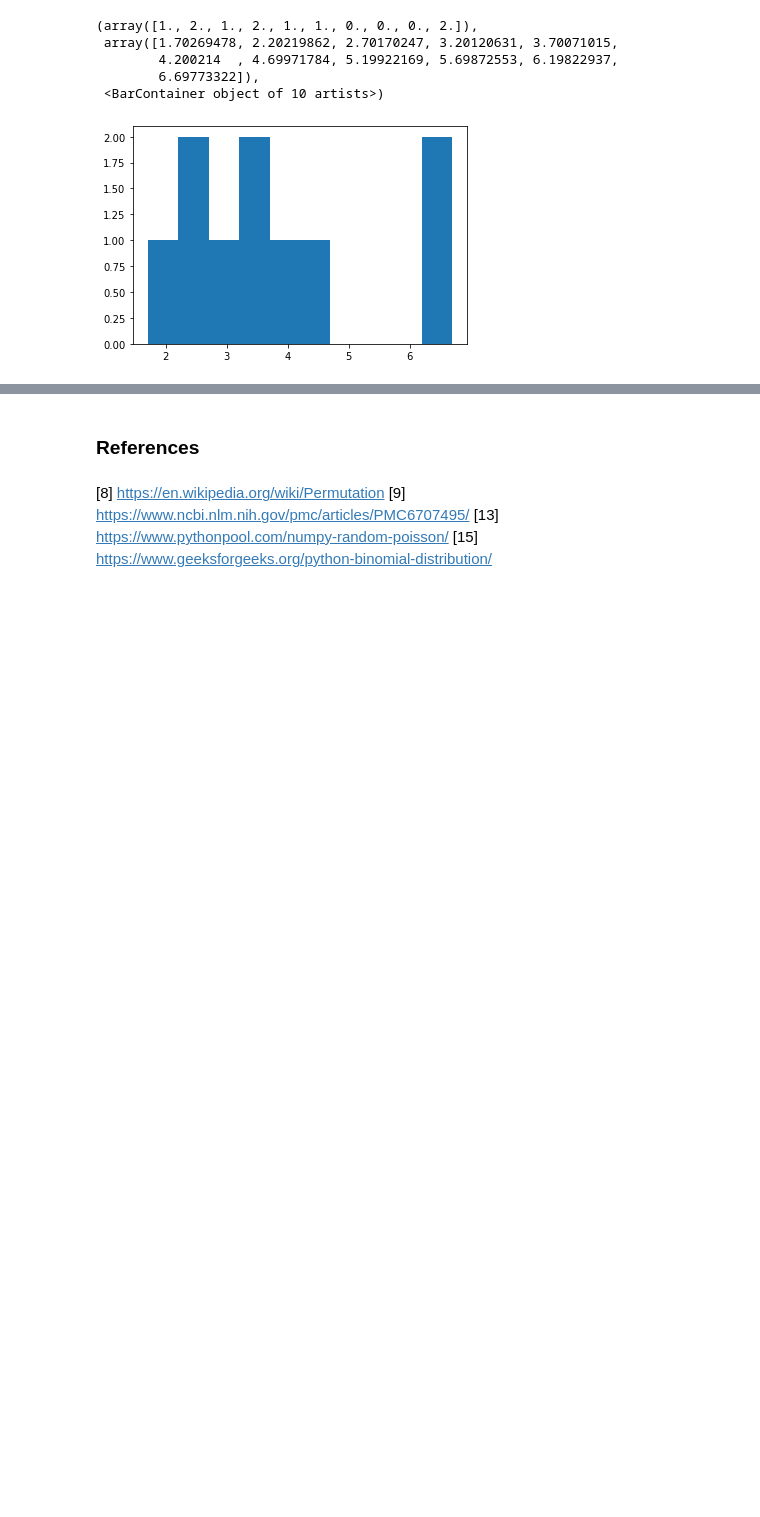
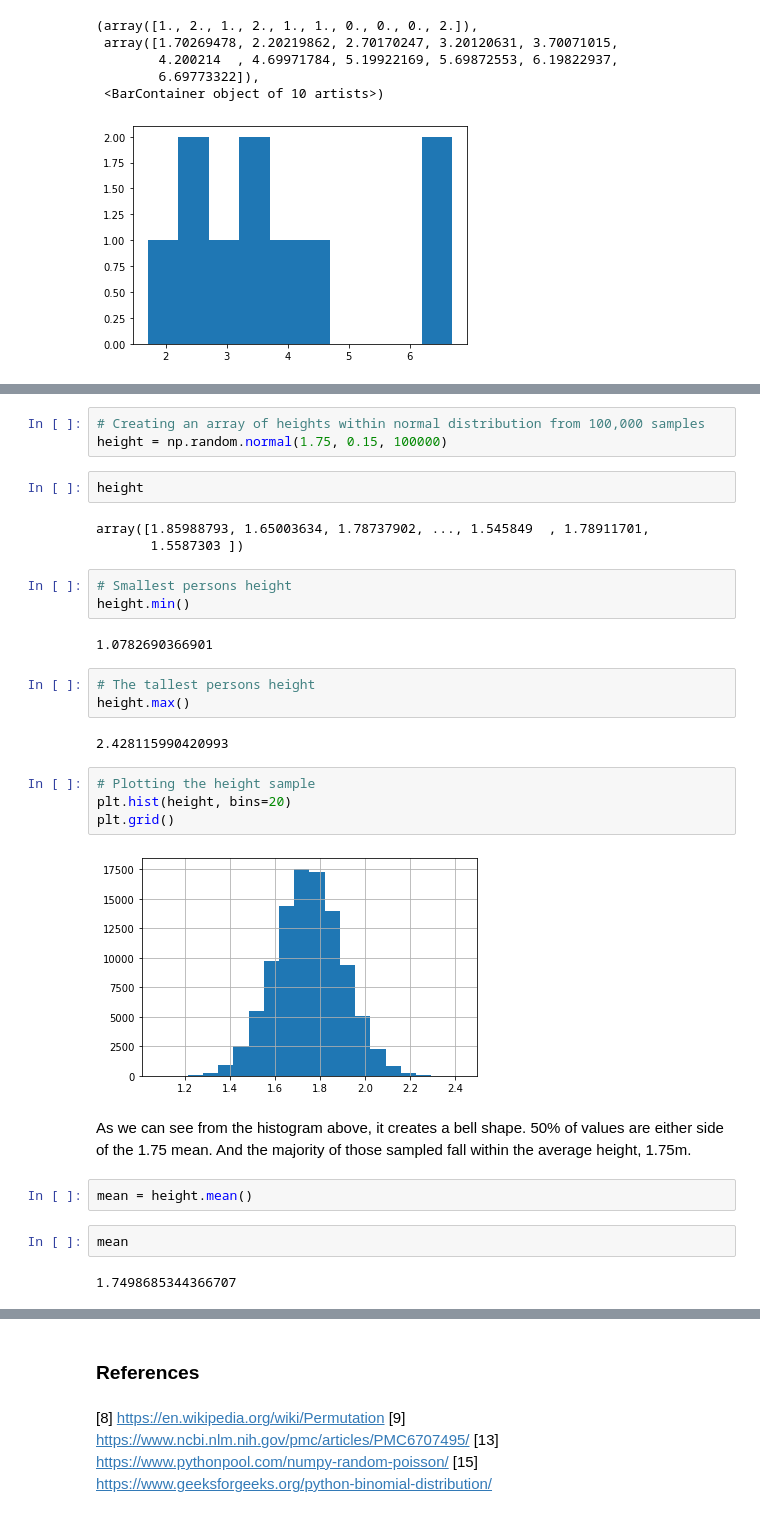
Before and after one commit to kmcd14/ProgrammingDA-assessment, a Jupyter notebook: numpy-random.ipynb, the cells around one changed output, grey strips where cells are left out. Cells and saved outputs as stored; diff of their text form; blank space fills up the shorter version.

Commit message:
normal Distribution - code and visualisation

```diff
--- a/numpy-random.ipynb
+++ b/numpy-random.ipynb
@@ -716,3 +716,35 @@ The standard normal distribution has three parameters (none a):
 - loc: the mean
 - scale: the standard deviation
 - size: Output shape. If the given shape, if size is None (default), a single value is returned if loc and scale are both scalars
+# %%
+# Creating an array of heights within normal distribution from 100,000 samples
+height = np.random.normal(1.75, 0.15, 100000)
+# %%
+height
+# %% [output]
+array([1.85988793, 1.65003634, 1.78737902, ..., 1.545849  , 1.78911701,
+       1.5587303 ])
+# %%
+# Smallest persons height
+height.min()
+# %% [output]
+1.0782690366901
+# %%
+# The tallest persons height
+height.max()
+# %% [output]
+2.428115990420993
+# %%
+# Plotting the height sample
+plt.hist(height, bins=20)
+plt.grid()
+# %% [output]
+[figure, added]
+# %% [markdown]
+As we can see from the histogram above, it creates a bell shape. 50% of values are either side of the 1.75 mean. And the majority of those sampled fall within the average height, 1.75m.
+# %%
+mean = height.mean()
+# %%
+mean
+# %% [output]
+1.7498685344366707
```
Also changed, not shown: parts of 6 cells of this notebook.
